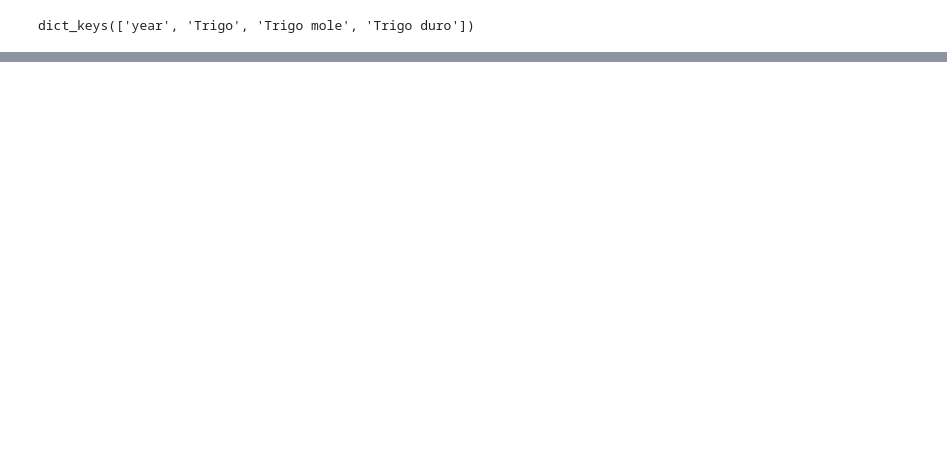
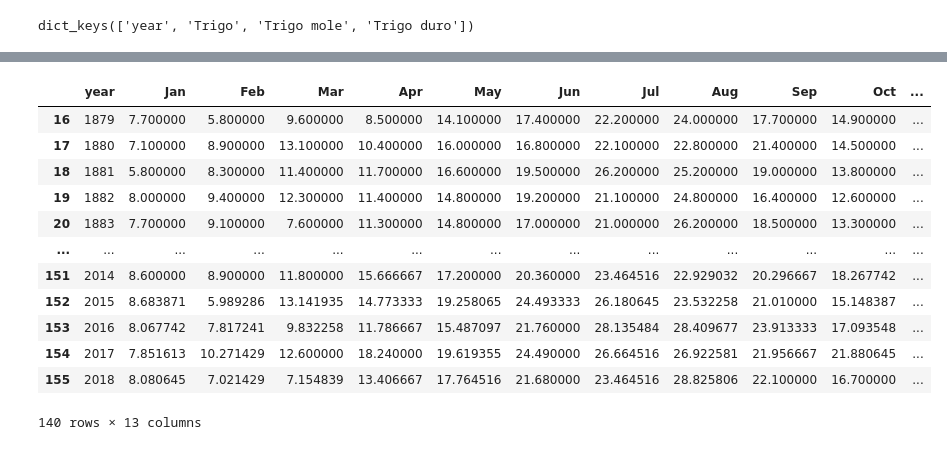
Before and after one commit to JoaoAnt42/Course, a Jupyter notebook: Data Scientist Fundamentals/ProductionLoader.ipynb, the cells around one changed output, grey strips where cells are left out. Saved outputs shown, nothing was run; the diff lists cells and outputs as text; code cells hidden in the pictures; blank space fills up the shorter version.

Commit message:
big data

```diff
--- a/Data Scientist Fundamentals/ProductionLoader.ipynb
+++ b/Data Scientist Fundamentals/ProductionLoader.ipynb
@@ -325,0 +401,19 @@ plt.show()
+# %%
+meteo2 = pd.read_excel(f"./Dossier/Labs/Data/IPMA/{11}-tx-tn-prec.xlsx", sheet_name=2)
+meteo2.dropna(axis=0, how='any', inplace=True)
+# %%
+meteo2
+# %% [output]
+|  | year | Jan | Feb | Mar | Apr | May | Jun | Jul | Aug | Sep | Oct | ... |
+| 16 | 1879 | 7.700000 | 5.800000 | 9.600000 | 8.500000 | 14.100000 | 17.400000 | 22.200000 | 24.000000 | 17.700000 | 14.900000 | ... |
+| 17 | 1880 | 7.100000 | 8.900000 | 13.100000 | 10.400000 | 16.000000 | 16.800000 | 22.100000 | 22.800000 | 21.400000 | 14.500000 | ... |
+| 18 | 1881 | 5.800000 | 8.300000 | 11.400000 | 11.700000 | 16.600000 | 19.500000 | 26.200000 | 25.200000 | 19.000000 | 13.800000 | ... |
+| 19 | 1882 | 8.000000 | 9.400000 | 12.300000 | 11.400000 | 14.800000 | 19.200000 | 21.100000 | 24.800000 | 16.400000 | 12.600000 | ... |
+| 20 | 1883 | 7.700000 | 9.100000 | 7.600000 | 11.300000 | 14.800000 | 17.000000 | 21.000000 | 26.200000 | 18.500000 | 13.300000 | ... |
+| ... | ... | ... | ... | ... | ... | ... | ... | ... | ... | ... | ... | ... |
+| 151 | 2014 | 8.600000 | 8.900000 | 11.800000 | 15.666667 | 17.200000 | 20.360000 | 23.464516 | 22.929032 | 20.296667 | 18.267742 | ... |
+| 152 | 2015 | 8.683871 | 5.989286 | 13.141935 | 14.773333 | 19.258065 | 24.493333 | 26.180645 | 23.532258 | 21.010000 | 15.148387 | ... |
+| 153 | 2016 | 8.067742 | 7.817241 | 9.832258 | 11.786667 | 15.487097 | 21.760000 | 28.135484 | 28.409677 | 23.913333 | 17.093548 | ... |
+| 154 | 2017 | 7.851613 | 10.271429 | 12.600000 | 18.240000 | 19.619355 | 24.490000 | 26.664516 | 26.922581 | 21.956667 | 21.880645 | ... |
+| 155 | 2018 | 8.080645 | 7.021429 | 7.154839 | 13.406667 | 17.764516 | 21.680000 | 23.464516 | 28.825806 | 22.100000 | 16.700000 | ... |
+140 rows × 13 columns
```
Also changed, not shown: parts of 17 cells of this notebook, 8 other files.
